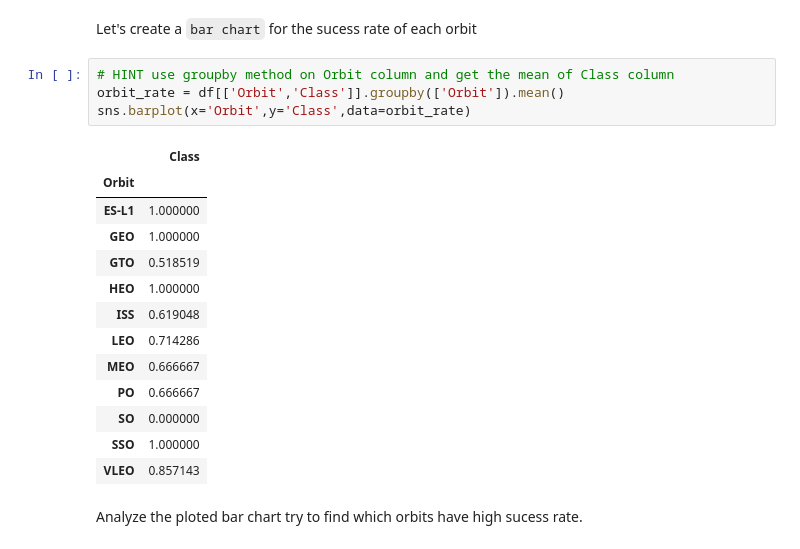
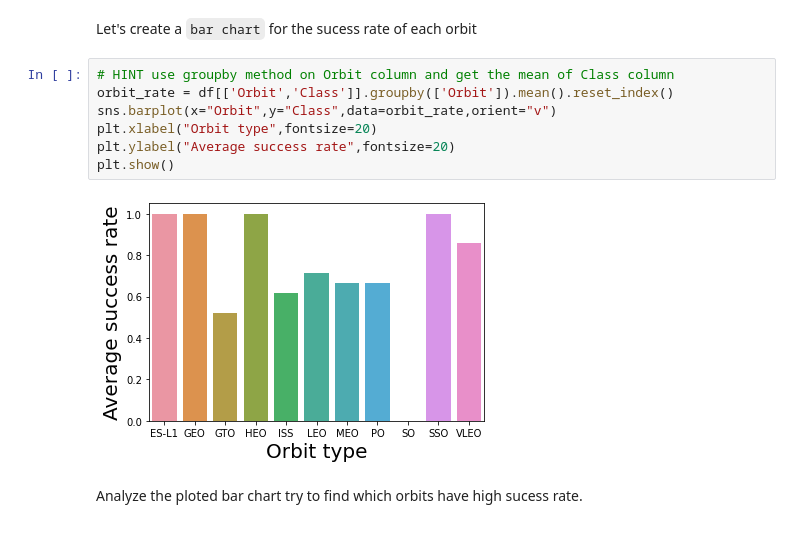
Before and after one commit to Albekhine/DataScience_Final_Project, a Jupyter notebook: EDA with Visualization lab.ipynb, the cells around one changed output. Saved outputs shown, nothing was run; the diff lists cells and outputs as text.

```diff
--- a/EDA with Visualization lab.ipynb
+++ b/EDA with Visualization lab.ipynb
@@ -114,22 +114,13 @@ Next, we want to visually check if there are any relationship between success ra
 Let's create a `bar chart` for the sucess rate of each orbit
 # %%
 # HINT use groupby method on Orbit column and get the mean of Class column
-orbit_rate = df[['Orbit','Class']].groupby(['Orbit']).mean()
-sns.barplot(x='Orbit',y='Class',data=orbit_rate)
+orbit_rate = df[['Orbit','Class']].groupby(['Orbit']).mean().reset_index()
+sns.barplot(x="Orbit",y="Class",data=orbit_rate,orient="v")
+plt.xlabel("Orbit type",fontsize=20)
+plt.ylabel("Average success rate",fontsize=20)
+plt.show()
 # %% [output]
-|  | Class |
-| Orbit |  |
-| ES-L1 | 1.000000 |
-| GEO | 1.000000 |
-| GTO | 0.518519 |
-| HEO | 1.000000 |
-| ISS | 0.619048 |
-| LEO | 0.714286 |
-| MEO | 0.666667 |
-| PO | 0.666667 |
-| SO | 0.000000 |
-| SSO | 1.000000 |
-| VLEO | 0.857143 |
+[figure, added]
 # %% [markdown]
 Analyze the ploted bar chart try to find which orbits have high sucess rate.
 # %% [markdown]
```
Also changed, not shown: parts of 9 cells of this notebook.
